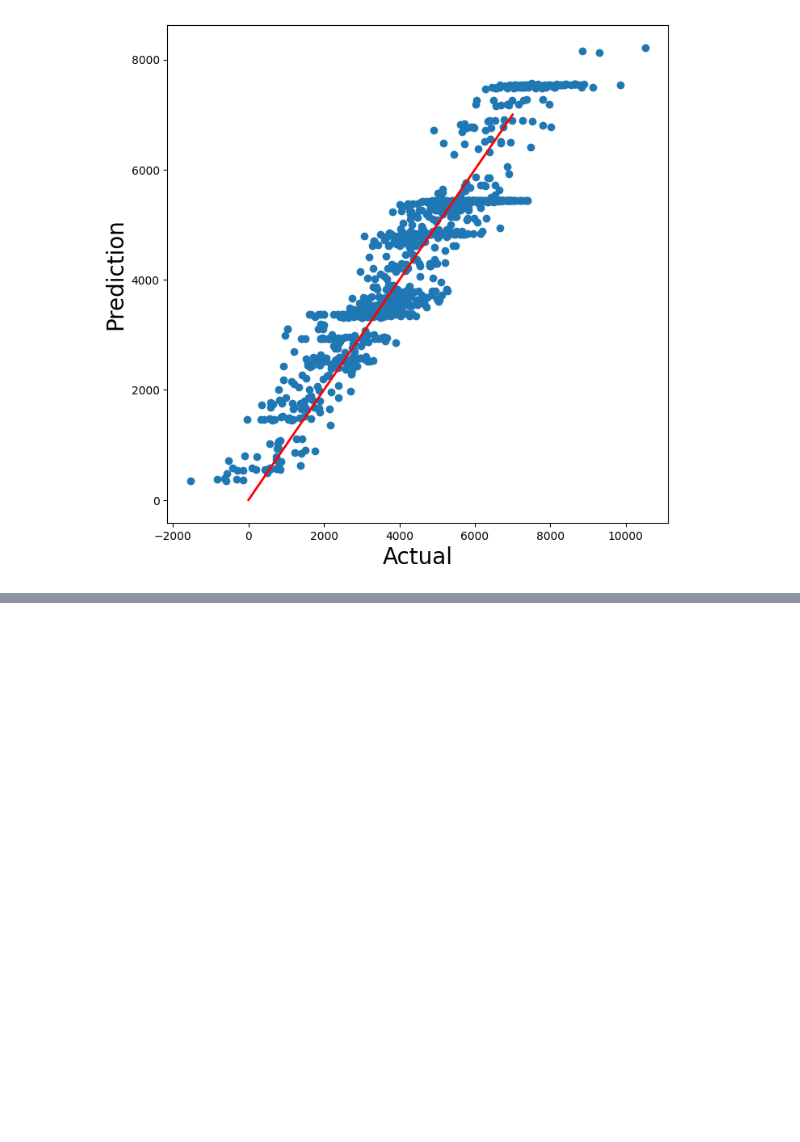
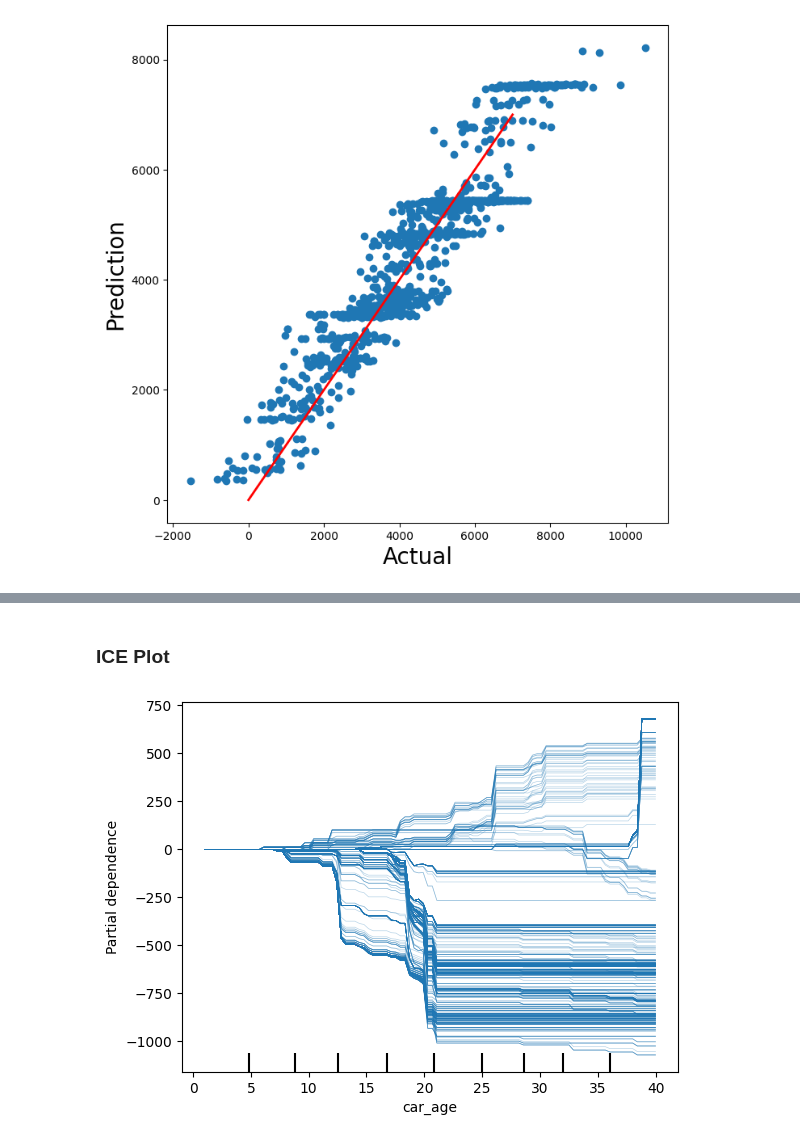
Before and after one commit to hAI-FA001/Explainable-AI-XAI, a Jupyter notebook: PDP/pdp.ipynb, the cells around one changed output, grey strips where cells are left out. Saved outputs shown, nothing was run; the diff lists cells and outputs as text; code cells hidden in the pictures; blank space fills up the shorter version.

```diff
--- a/PDP/pdp.ipynb
+++ b/PDP/pdp.ipynb
@@ -46,0 +53,14 @@ plt.show()
+# %% [markdown]
+### ICE Plot
+# %%
+PartialDependenceDisplay.from_estimator(
+    model,
+    X,
+    features,
+    kind='individual',  # don't take average, show all lines (ICE plot)
+    percentiles=(0,1),
+    centered=True,
+)
+plt.show()
+# %% [output]
+[figure, added]
```
Also changed, not shown: parts of 2 cells of this notebook.
